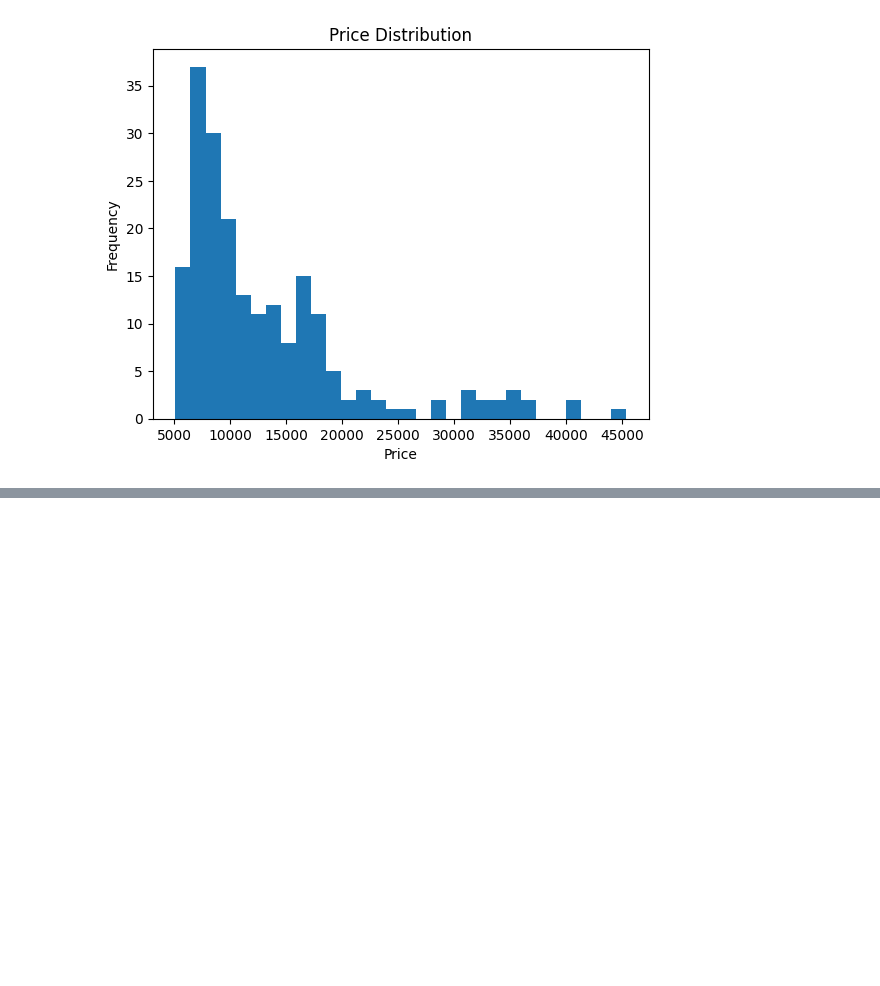
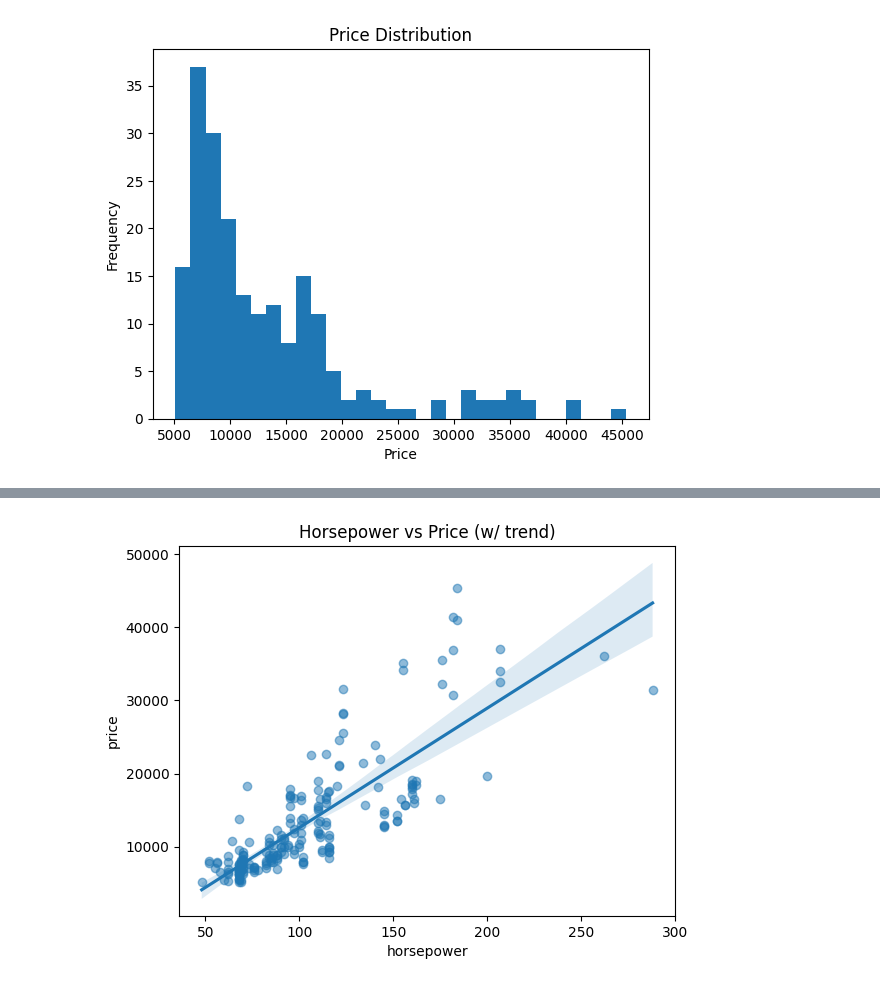
Before and after one commit to ramaz-abdelgadir/The-car-prices, a Jupyter notebook: jupyter_notebooks/data_visualisation.ipynb, the cells around one changed output, grey strips where cells are left out. Drawn from its saved outputs; the diff is of its cells as text; code cells hidden in the pictures; blank space fills up the shorter version.

```diff
--- a/jupyter_notebooks/data_visualisation.ipynb
+++ b/jupyter_notebooks/data_visualisation.ipynb
@@ -171,0 +210,8 @@ plt.show()
+# %%
+plt.figure()
+sns.regplot(data=df, x="horsepower", y="price", scatter_kws={"alpha":0.5})
+plt.title("Horsepower vs Price (w/ trend)")
+plt.savefig(FIG_DIR / "sns_hp_vs_price_reg.png", bbox_inches="tight", dpi=150)
+plt.show()
+# %% [output]
+[figure, added]
```
Also changed, not shown: parts of 17 cells of this notebook, 1 other file.
